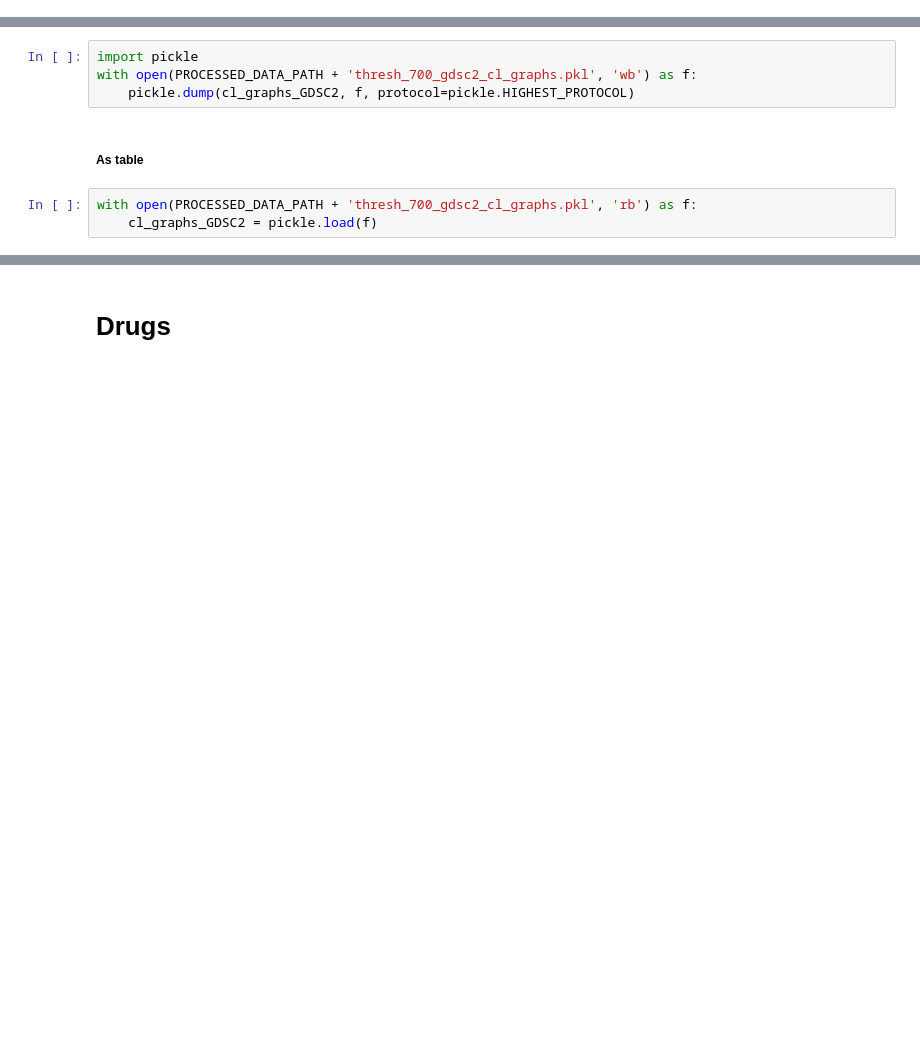
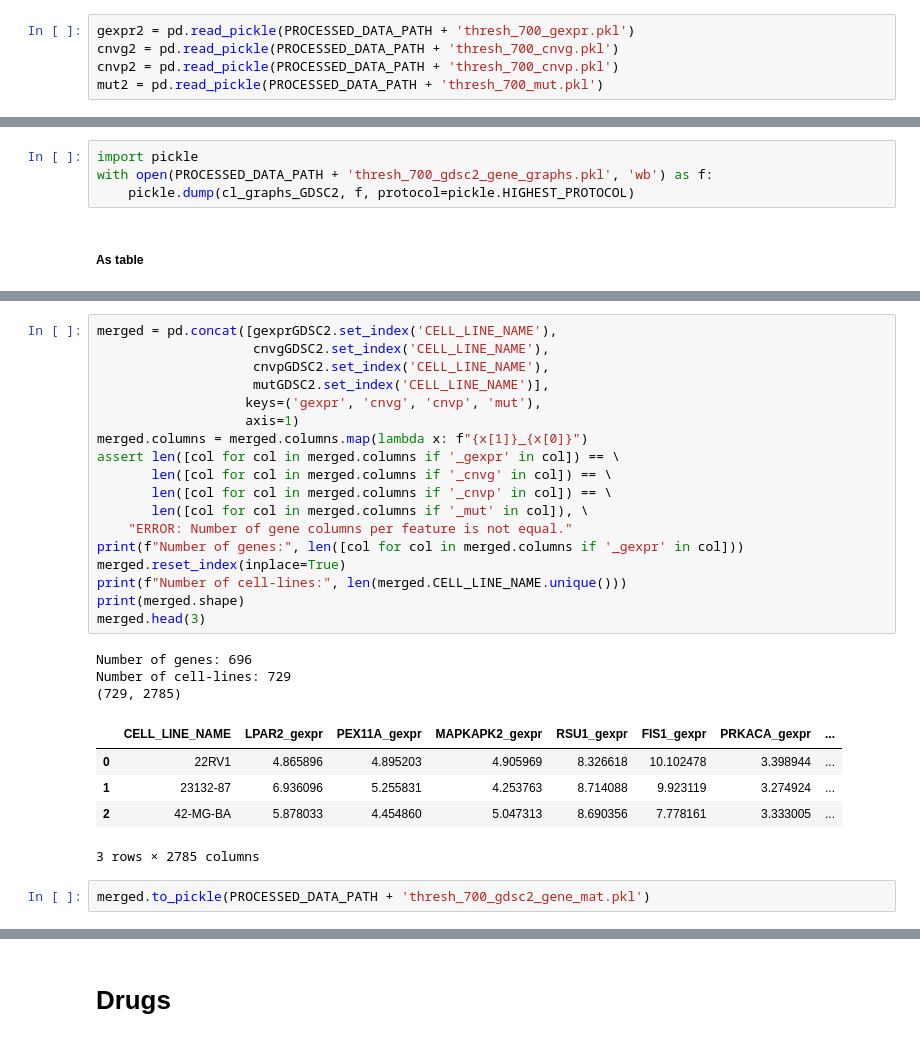
Before and after one commit to PeeteKeesel/gnn-for-drug-response-prediction, a Jupyter notebook: notebooks/dataset_creations.ipynb, the cells around one changed output, grey strips where cells are left out. Cells and saved outputs as stored; diff of their text form; blank space fills up the shorter version.

```diff
--- a/notebooks/dataset_creations.ipynb
+++ b/notebooks/dataset_creations.ipynb
@@ -1404,6 +1404,11 @@ cnvp2.to_pickle(PROCESSED_DATA_PATH + 'thresh_700_cnvp.pkl')
 mut2.to_pickle(PROCESSED_DATA_PATH + 'thresh_700_mut.pkl')
 # %% [markdown]
 ### Split by GDSC dataset
+# %%
+gexpr2 = pd.read_pickle(PROCESSED_DATA_PATH + 'thresh_700_gexpr.pkl')
+cnvg2 = pd.read_pickle(PROCESSED_DATA_PATH + 'thresh_700_cnvg.pkl')
+cnvp2 = pd.read_pickle(PROCESSED_DATA_PATH + 'thresh_700_cnvp.pkl')
+mut2 = pd.read_pickle(PROCESSED_DATA_PATH + 'thresh_700_mut.pkl')
 # %%
 inter_cls_gdsc = set(drm.CELL_LINE_NAME.unique())\
     .intersection(set(gexpr2.CELL_LINE_NAME.unique()))\
@@ -1486,10 +1491,7 @@ Cell-line: 5637       Graph: Data(x=[696, 4], edge_index=[2, 7794])
 Cell-line: 639-V      Graph: Data(x=[696, 4], edge_index=[2, 7794])
 # %%
 import pickle
-with open(PROCESSED_DATA_PATH + 'thresh_700_gdsc2_cl_graphs.pkl', 'wb') as f:
+with open(PROCESSED_DATA_PATH + 'thresh_700_gdsc2_gene_graphs.pkl', 'wb') as f:
     pickle.dump(cl_graphs_GDSC2, f, protocol=pickle.HIGHEST_PROTOCOL)
 # %% [markdown]
 ##### As table
-# %%
-with open(PROCESSED_DATA_PATH + 'thresh_700_gdsc2_cl_graphs.pkl', 'rb') as f:
-    cl_graphs_GDSC2 = pickle.load(f)
@@ -1495,0 +1543,29 @@ with open(PROCESSED_DATA_PATH + 'thresh_700_gdsc2_cl_graphs.pkl', 'rb') as f:
+# %%
+merged = pd.concat([gexprGDSC2.set_index('CELL_LINE_NAME'),
+                    cnvgGDSC2.set_index('CELL_LINE_NAME'),
+                    cnvpGDSC2.set_index('CELL_LINE_NAME'),
+                    mutGDSC2.set_index('CELL_LINE_NAME')],
+                   keys=('gexpr', 'cnvg', 'cnvp', 'mut'),
+                   axis=1)
+merged.columns = merged.columns.map(lambda x: f"{x[1]}_{x[0]}")
+assert len([col for col in merged.columns if '_gexpr' in col]) == \
+       len([col for col in merged.columns if '_cnvg' in col]) == \
+       len([col for col in merged.columns if '_cnvp' in col]) == \
+       len([col for col in merged.columns if '_mut' in col]), \
+    "ERROR: Number of gene columns per feature is not equal."
+print(f"Number of genes:", len([col for col in merged.columns if '_gexpr' in col]))
+merged.reset_index(inplace=True)
+print(f"Number of cell-lines:", len(merged.CELL_LINE_NAME.unique()))
+print(merged.shape)
+merged.head(3)
+# %% [output]
+Number of genes: 696
+Number of cell-lines: 729
+(729, 2785)
+|  | CELL_LINE_NAME | LPAR2_gexpr | PEX11A_gexpr | MAPKAPK2_gexpr | RSU1_gexpr | FIS1_gexpr | PRKACA_gexpr | ... |
+| 0 | 22RV1 | 4.865896 | 4.895203 | 4.905969 | 8.326618 | 10.102478 | 3.398944 | ... |
+| 1 | 23132-87 | 6.936096 | 5.255831 | 4.253763 | 8.714088 | 9.923119 | 3.274924 | ... |
+| 2 | 42-MG-BA | 5.878033 | 4.454860 | 5.047313 | 8.690356 | 7.778161 | 3.333005 | ... |
+3 rows × 2785 columns
+# %%
+merged.to_pickle(PROCESSED_DATA_PATH + 'thresh_700_gdsc2_gene_mat.pkl')
```
Also changed, not shown: parts of 4 cells of this notebook.
